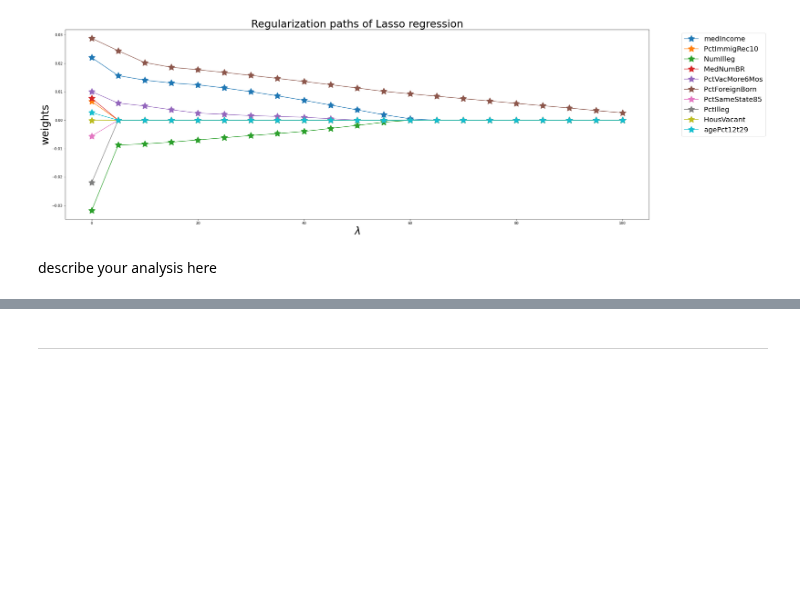
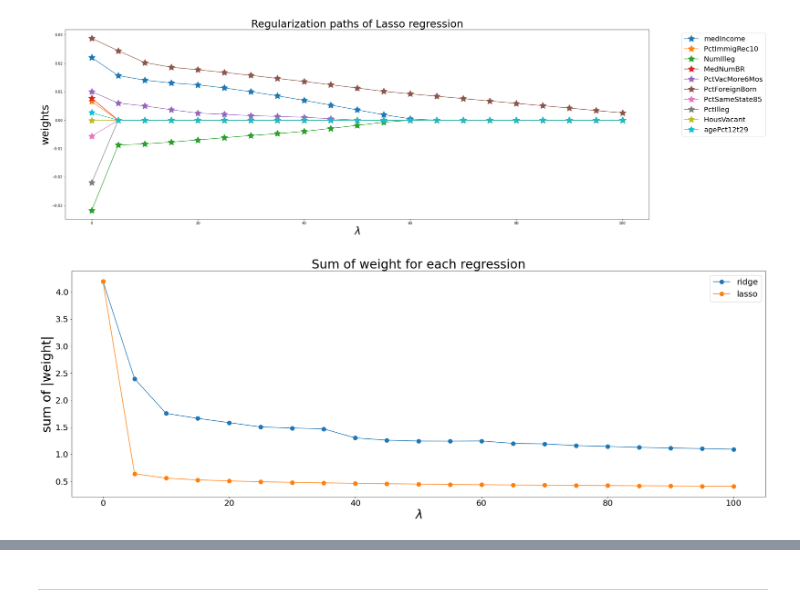
Before and after one commit to ggu1012/basic_ai, a Jupyter notebook: project3_ridge_and_lasso_regression/ID_name_HW3.ipynb, the cells around one changed output, grey strips where cells are left out. Saved outputs shown, nothing was run; the diff lists cells and outputs as text; code cells hidden in the pictures; blank space fills up the shorter version.

```diff
--- a/project3_ridge_and_lasso_regression/ID_name_HW3.ipynb
+++ b/project3_ridge_and_lasso_regression/ID_name_HW3.ipynb
@@ -419,5 +422,16 @@ iteration : 80
 plot_regularization_paths(stacked_weight_lasso, lambda_list, 'Lasso', features)
 # %% [output]
 [figure]
-# %% [markdown]
-describe your analysis here
+# %%
+plt.figure(figsize=[30, 10])
+plt.plot(lambda_list, np.sum(np.abs(stacked_weight_ridge), axis=1), markersize=10, marker='o', label='ridge')
+plt.plot(lambda_list, np.sum(np.abs(stacked_weight_lasso), axis=1), markersize=10, marker='o', label='lasso')
+plt.xlabel("$\lambda$", fontsize=30)
+plt.ylabel("sum of |weight|", fontsize=30)
+plt.xticks(fontsize=20)
+plt.yticks(fontsize=20)
+plt.legend(fontsize=20)
+plt.title("Sum of weight for each regression", fontsize=30)
+plt.show()
+# %% [output]
+[figure, added]
```
Also changed, not shown: parts of 20 cells of this notebook, 2 other files.
